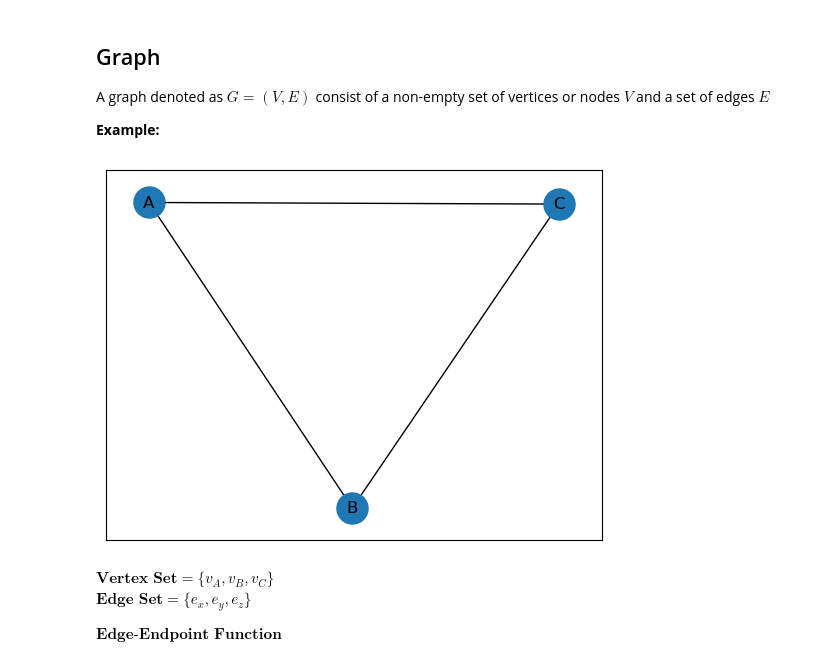
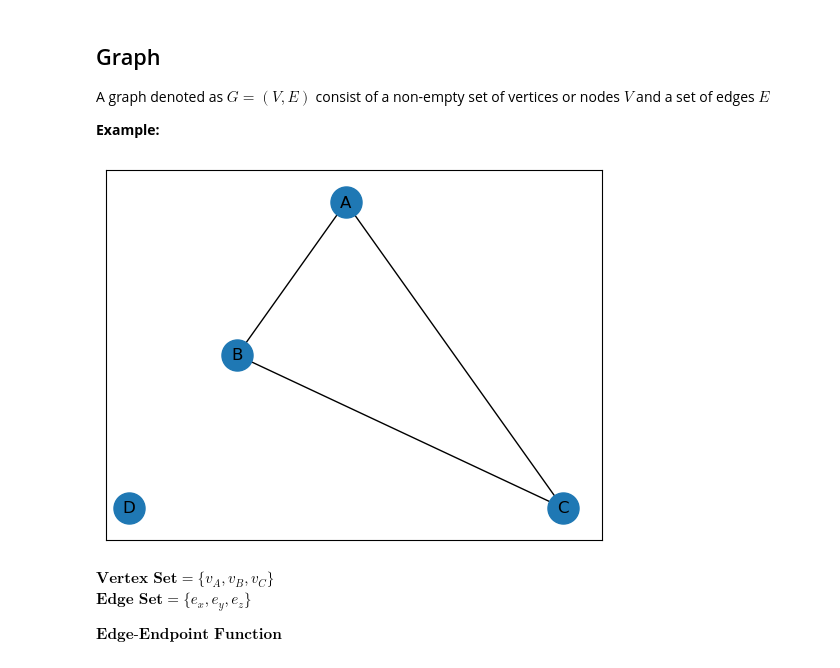
Before and after one commit to Qntlz/Discrete_Math_2, a Jupyter notebook: Lecture_3/Assignment.ipynb, the cells around one changed output. Cells and saved outputs as stored; diff of their text form; code cells hidden in the pictures.

Commit message:
Updated Python Code for Graph

```diff
--- a/Lecture_3/Assignment.ipynb
+++ b/Lecture_3/Assignment.ipynb
@@ -11,18 +11,19 @@ A graph denoted as $G = (V,E)$ consist of a non-empty set of vertices or nodes $
 # %%
 import matplotlib.pyplot as plt
 import networkx as nx
 
 G = nx.Graph()
+G.add_node('D')
 G.add_edges_from([('A','B'),('C','A'),('B','C')])
 
-pos = nx.spring_layout(G)
+pos = nx.planar_layout(G)
 
 nx.draw_networkx_nodes(G,pos, node_size=500)
 nx.draw_networkx_edges(G,pos)
 nx.draw_networkx_labels(G,pos)
 plt.show()
 # %% [output]
-[figure, old version]
+[figure, new version]
 # %% [markdown]
 $\textbf{Vertex Set} = \{v_A,v_B,v_C\}$ <br>
 $\textbf{Edge Set} = \{e_x,e_y,e_z\}$
```
